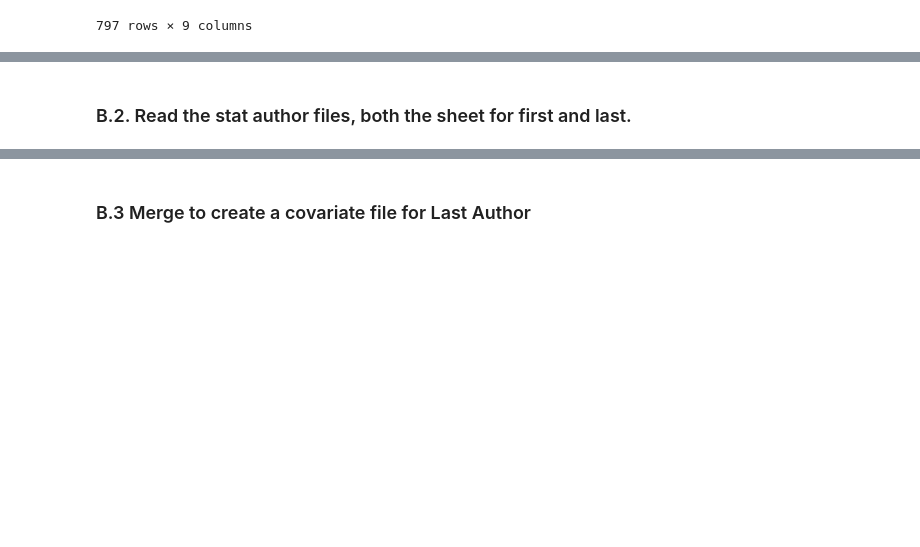
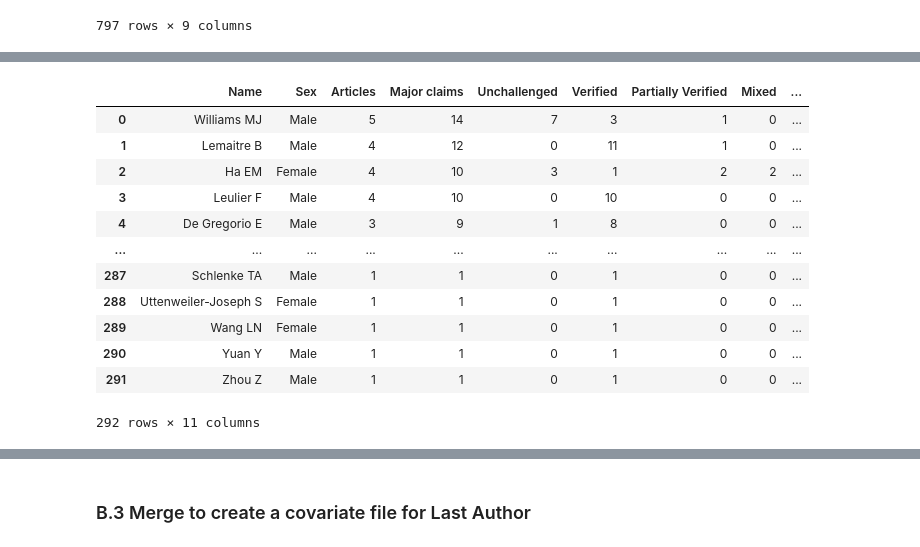
Before and after one commit to jcblemai/drosophila-reproducibility, a Jupyter notebook: preprocess.ipynb, the cells around one changed output, grey strips where cells are left out. Drawn from its saved outputs; the diff is of its cells as text; code cells hidden in the pictures; blank space fills up the shorter version.

```diff
--- a/preprocess.ipynb
+++ b/preprocess.ipynb
@@ -466,5 +555,3 @@ paper_auth_pairs
-# %% [markdown]
-### B.2. Read the stat author files, both the sheet for first and last.
 # %%
 # read an xlx file in pandas
 stat_author_fn = "input_data/2025-03-28/2025-03-27_dropbox_6_ReproSci/0_last version/2025_Last version_March 19th/2_2025_March 9th_stats_author.xlsx"
@@ -475,7 +562,7 @@ leading_authors_claims["Authorship"]= "Leading"
 first_authors_claims["Authorship"]= "First"
 
 def clean_authors_claims(df):
-    df['Sex'] = df['Sex'].map({1: 'Male', 0: 'Female'})
+    df['Sex'] = df['Sex'].map({1: 'Male', 0: 'Female', '??': np.nan, '?': np.nan})
     df = df.drop(columns=[col for col in df.columns if '%' in col])
     df = df.drop(columns=[col for col in df.columns if 'Unnamed' in col])
     df = df.rename(columns={'Conituinity': 'Continuity',
@@ -486,6 +573,20 @@ def clean_authors_claims(df):
         df['Historical lab'] = df['Historical lab'].astype('boolean')
     if "Continuity" in df.columns:
         df['Continuity'] = df['Continuity'].astype('boolean')
+    if "Become a Pi" in df.columns:
+        df.loc[df["Become a Pi"] == "??", "Become a Pi"] = np.nan
+        df.loc[df["Become a Pi"] == 0, "Become a Pi"] = False
+        df.loc[df["Become a Pi"] == 1, "Become a Pi"] = True
+    if "MD" in df.columns:
+        df.loc[df["MD"] == "??", "MD"] = np.nan
+        df.loc[df["MD"] == "?", "MD"] = np.nan
+        df.loc[df["MD"] == 'O', "MD"] = False
+        df.loc[df["MD"] == 0, "MD"] = False
+        df.loc[df["MD"] == 1, "MD"] = True
+    if "Ivy league" in df.columns:
+        df.loc[df["Ivy league"] == 0, "Ivy league"] = False
+        df.loc[df["Ivy league"] == 1, "Ivy league"] = True
+
     df = df.dropna(subset=['Name'])
     # drop  Schneider DS+D from names as  Schneider DS and  Schneider D are also there in separate rows
     df = df[~(df['Name'] == 'Schneider DS+D')]
@@ -495,17 +596,21 @@ def clean_authors_claims(df):
 first_authors_claims = clean_authors_claims(first_authors_claims)
 leading_authors_claims = clean_authors_claims(leading_authors_claims)
 
-leading_authors_claims.loc[:, 'last_author_key'] = leading_authors_claims['Name'].str.lower()
-leading_authors_claims.loc[:, 'last_author_key'] = (leading_authors_claims['last_author_key']
-    .str.normalize('NFKD')
-    .str.encode('ascii', errors='ignore')
-    .str.decode('utf-8'))
-leading_authors_claims = preprocess_utils.clean_author_keys(leading_authors_claims, "last_author_key")
-
-
-first_authors_claims['first_author_key'] = first_authors_claims['Name'].str.lower()
-first_authors_claims['first_author_key'] = (first_authors_claims['first_author_key']
-    .str.normalize('NFKD')
-    .str.encode('ascii', errors='ignore')
-    .str.decode('utf-8'))
-first_authors_claims = preprocess_utils.clean_author_keys(first_authors_claims, "first_author_key")
+leading_authors_claims = preprocess_utils.build_author_key(leading_authors_claims, author_name_col="Name", key_col="last_author_key")
+first_authors_claims = preprocess_utils.build_author_key(first_authors_claims, author_name_col="Name", key_col="first_author_key")
+# %%
+first_authors_claims
+# %% [output]
+|  | Name | Sex | Articles | Major claims | Unchallenged | Verified | Partially Verified | Mixed | ... |
+| 0 | Williams MJ | Male | 5 | 14 | 7 | 3 | 1 | 0 | ... |
+| 1 | Lemaitre B | Male | 4 | 12 | 0 | 11 | 1 | 0 | ... |
+| 2 | Ha EM | Female | 4 | 10 | 3 | 1 | 2 | 2 | ... |
+| 3 | Leulier F | Male | 4 | 10 | 0 | 10 | 0 | 0 | ... |
+| 4 | De Gregorio E | Male | 3 | 9 | 1 | 8 | 0 | 0 | ... |
+| ... | ... | ... | ... | ... | ... | ... | ... | ... | ... |
+| 287 | Schlenke TA | Male | 1 | 1 | 0 | 1 | 0 | 0 | ... |
+| 288 | Uttenweiler-Joseph S | Female | 1 | 1 | 0 | 1 | 0 | 0 | ... |
+| 289 | Wang LN | Female | 1 | 1 | 0 | 1 | 0 | 0 | ... |
+| 290 | Yuan Y | Male | 1 | 1 | 0 | 1 | 0 | 0 | ... |
+| 291 | Zhou Z | Male | 1 | 1 | 0 | 1 | 0 | 0 | ... |
+292 rows × 11 columns
```
Also changed, not shown: parts of 30 cells of this notebook, 2 other files.
